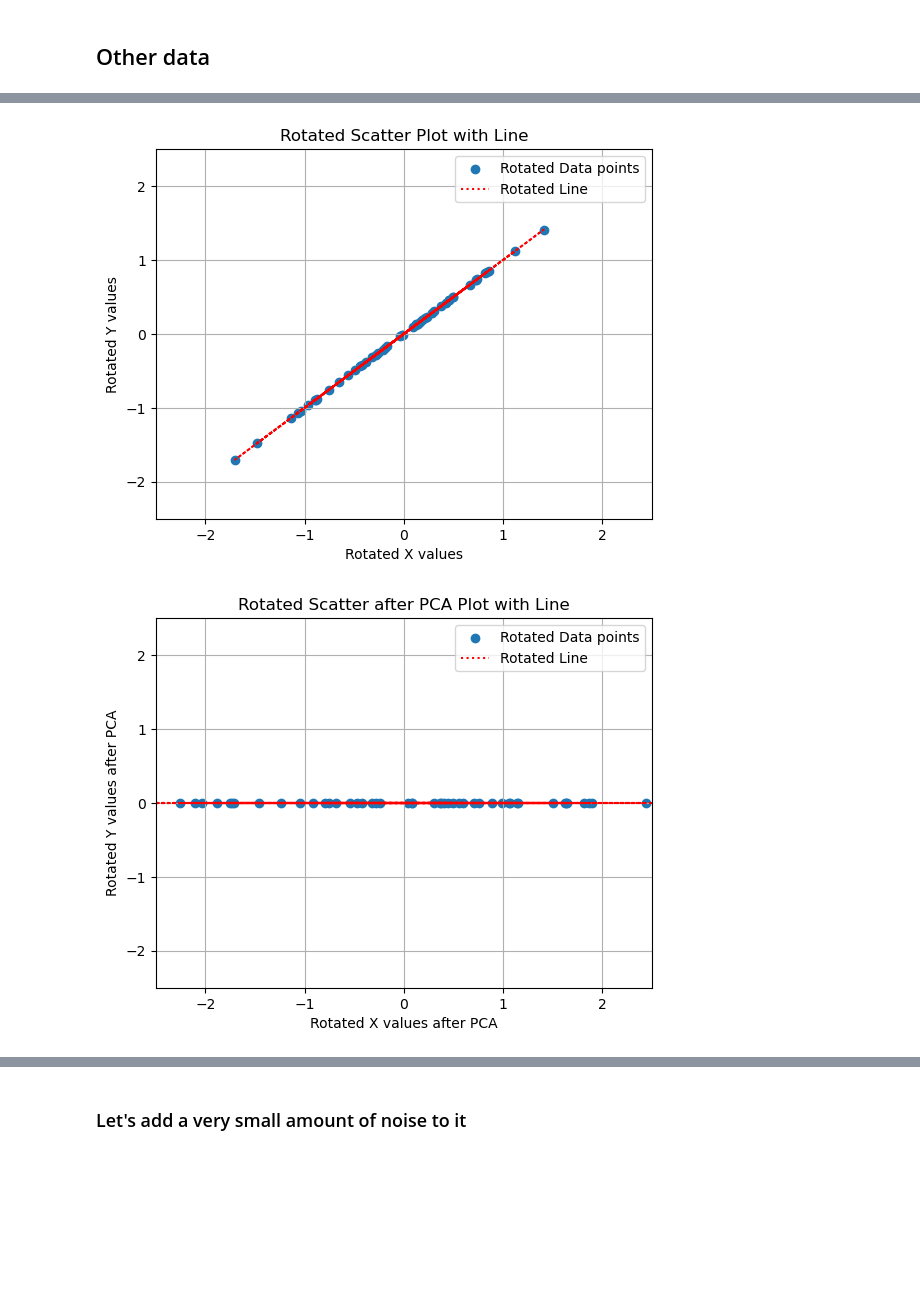
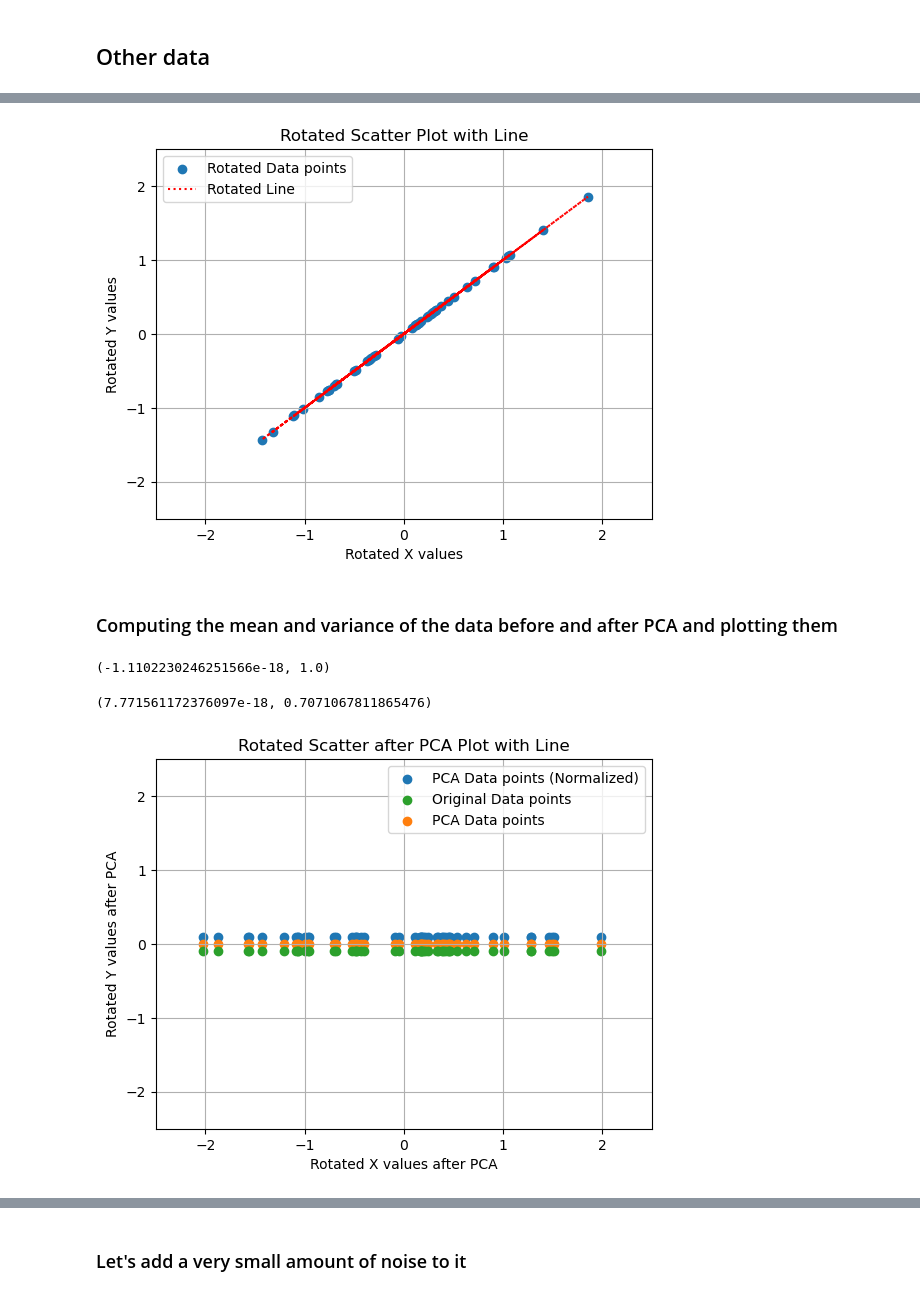
Before and after one commit to moh-C/ML_From_Scratch, a Jupyter notebook: PCAFromScratch.ipynb, the cells around one changed output, grey strips where cells are left out. Cells and saved outputs as stored; diff of their text form; code cells hidden in the pictures; blank space fills up the shorter version.

```diff
--- a/PCAFromScratch.ipynb
+++ b/PCAFromScratch.ipynb
@@ -265,7 +265,8 @@ class PCATransformer:
             raise ValueError("PCATransformer must be fitted before transforming data.")
 
         # Center and scale the data
-        X_centered = (X - self.mean_) / self.std_
+        X_centered = np.subtract(X, self.mean_)
+        X_normalized = np.divide(X, self.std_)
 
         # Project the data onto the principal component space
         X_transformed = X_centered @ self.principal_components_
@@ -318,8 +319,9 @@ df.corr().style.background_gradient(cmap="coolwarm")
 ## Other data
 # %%
 y = np.random.randn(50, 1)
-x = np.zeros_like(y)
-random_data = np.hstack((y, x))
+y_norm = (y - y.mean()) / y.std()
+x = np.zeros_like(y_norm)
+random_data = np.hstack((y_norm, x))
 
 scatter = plt.scatter(random_data[:, 0], random_data[:, 1], label='Data points')
 line, = plt.plot(random_data[:, 0], random_data[:, 1], 'r:', label='Line')
@@ -361,35 +363,51 @@ plt.legend(handles=[scatter, line])
 plt.grid()
 plt.show()
 # %% [output]
-[figure, old version]
+[figure, new version]
 # %%
 customPCA2 = PCATransformer(n_components=2)
 customPCA2.fit(rotated_random_data)
 rotated_random_data_transformed = customPCA2.transform(rotated_random_data)
+# %% [markdown]
+### Computing the mean and variance of the data before and after PCA and plotting them
+# %%
+y_norm.mean(), y_norm.std()
+# %% [output]
+(-1.1102230246251566e-18, 1.0)
+# %%
+rotated_random_data_transformed.mean(), rotated_random_data_transformed.std()
+# %% [output]
+(7.771561172376097e-18, 0.7071067811865476)
 # %%
 scatter = plt.scatter(
+    (rotated_random_data_transformed[:, 0] - rotated_random_data_transformed[:, 0].mean()) / rotated_random_data_transformed[:, 0].std(),
+    rotated_random_data_transformed[:, 1] + 0.1,
+    label='PCA Data points (Normalized)'
+)
+
+scatter3 = plt.scatter(
     rotated_random_data_transformed[:, 0],
     rotated_random_data_transformed[:, 1],
-    label='Rotated Data points'
+    label='PCA Data points'
 )
-line, = plt.plot(
-    rotated_random_data_transformed[:, 0],
-    rotated_random_data_transformed[:, 1],
-    'r:',
-    label='Rotated Line'
+
+scatter2 = plt.scatter(
+    y_norm,
+    np.zeros_like(y) - 0.1,
+    label='Original Data points'
 )
 
 plt.xlim([-2.5, 2.5])
 plt.ylim([-2.5, 2.5])
 
 plt.title('Rotated Scatter after PCA Plot with Line')
 plt.xlabel('Rotated X values after PCA')
 plt.ylabel('Rotated Y values after PCA')
 
 
-plt.legend(handles=[scatter, line])
+plt.legend(handles=[scatter, scatter2, scatter3])
 plt.grid()
 plt.show()
 # %% [output]
-[figure, old version]
+[figure, new version]
 # %%
```
Also changed, not shown: parts of 8 cells of this notebook, 1 other file.
